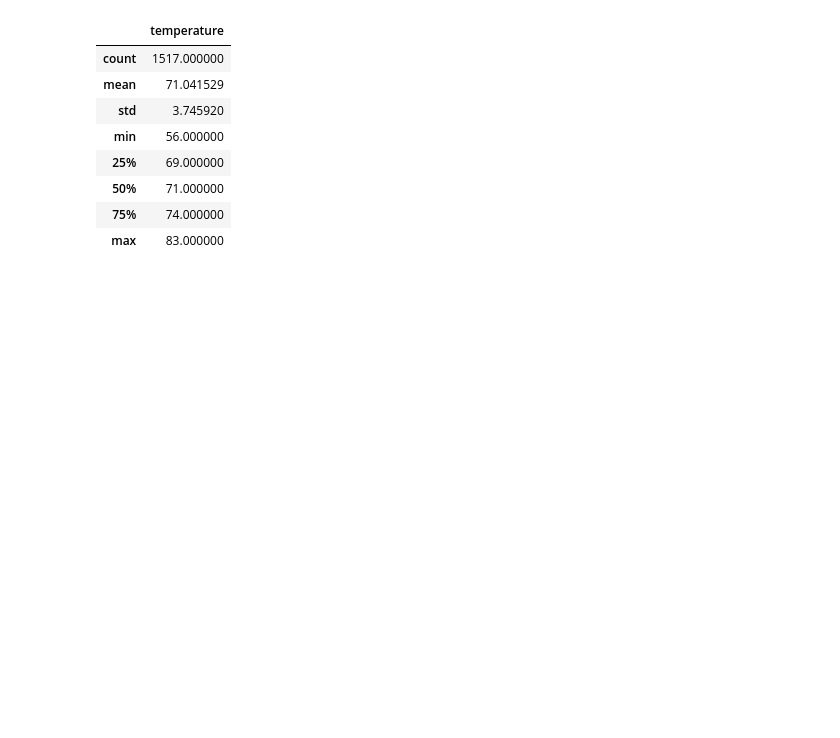
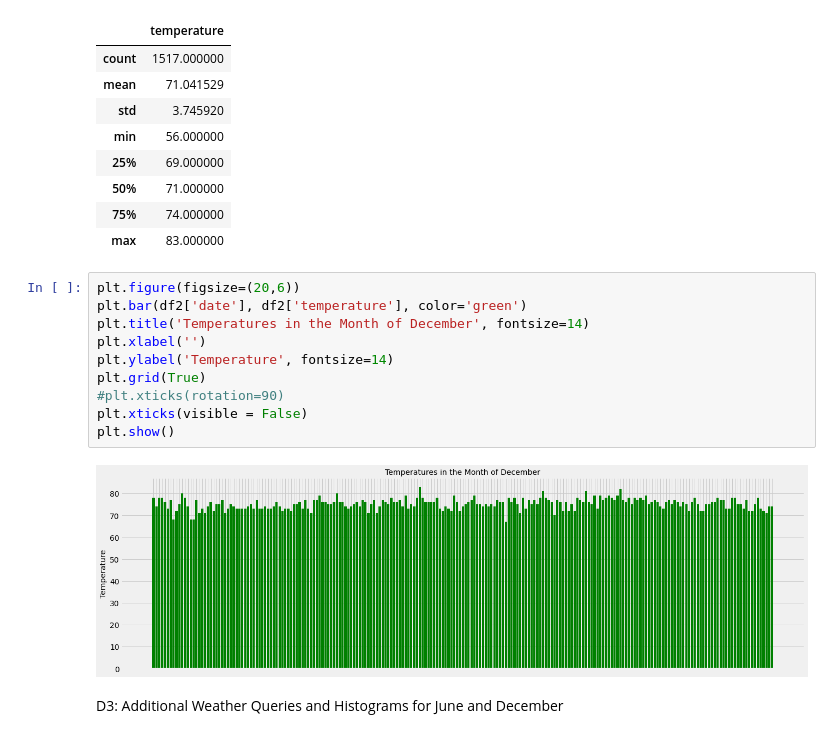
Before and after one commit to bnbullock/surfs_up, a Jupyter notebook: SurfsUp_Challenge.ipynb, the cells around one changed output. Drawn from its saved outputs; the diff is of its cells as text; blank space fills up the shorter version.

```diff
--- a/SurfsUp_Challenge.ipynb
+++ b/SurfsUp_Challenge.ipynb
@@ -81,3 +127,18 @@ df2.describe()
 | 50% | 71.000000 |
 | 75% | 74.000000 |
 | max | 83.000000 |
+# %%
+plt.figure(figsize=(20,6))
+plt.bar(df2['date'], df2['temperature'], color='green')
+plt.title('Temperatures in the Month of December', fontsize=14)
+plt.xlabel('')
+plt.ylabel('Temperature', fontsize=14)
+plt.grid(True)
+#plt.xticks(rotation=90)
+plt.xticks(visible = False)
+plt.show()
+# %% [output]
+[figure, added]
+# %% [markdown]
+
+D3: Additional Weather Queries and Histograms for June and December
```
Also changed, not shown: parts of 8 cells of this notebook, 8 other files.
